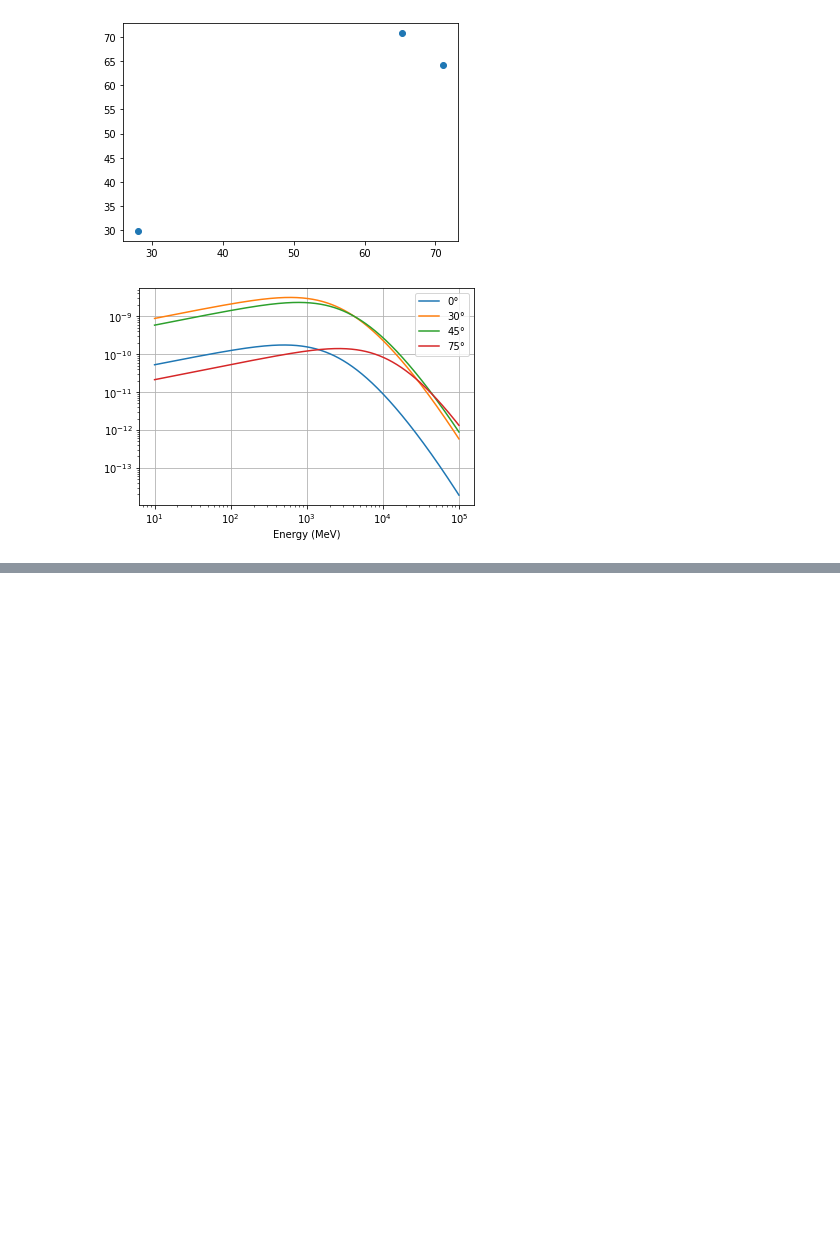
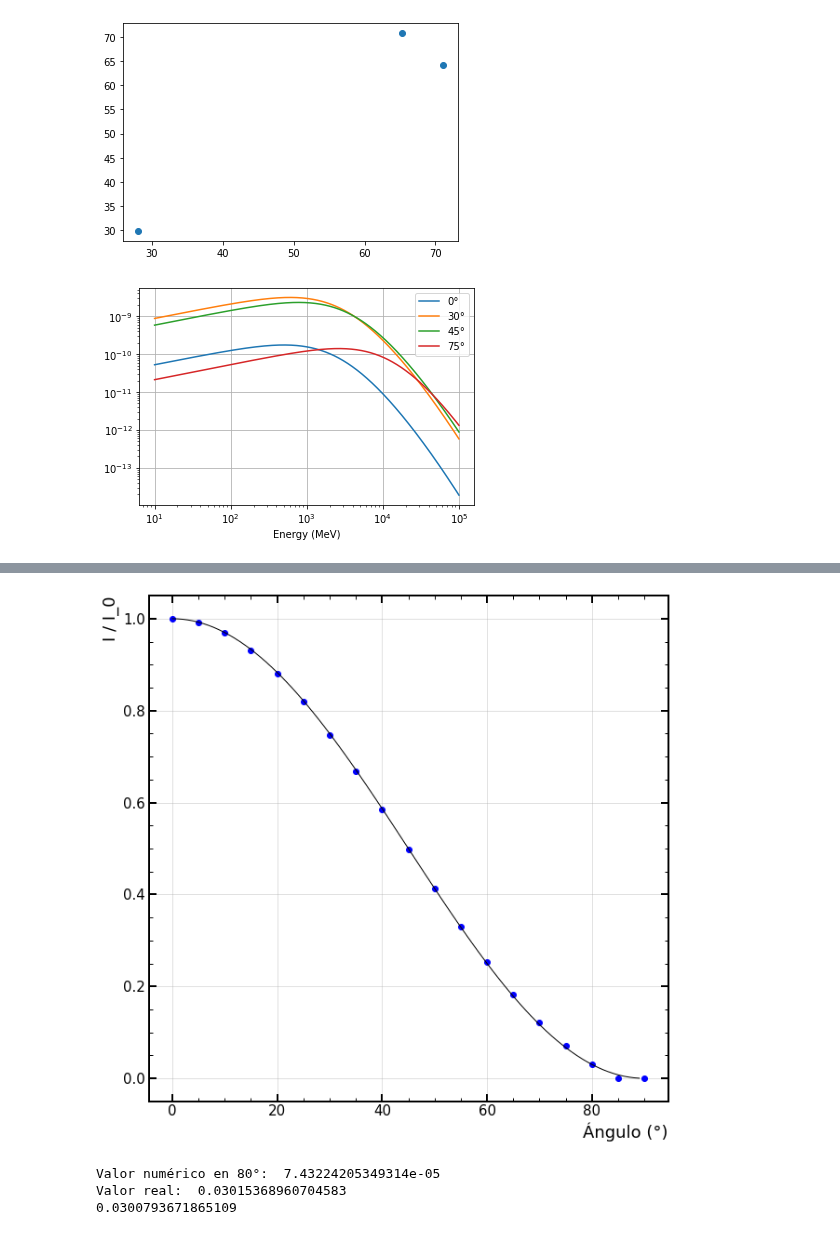
Before and after one commit to mausanram/CodigosICN, a Jupyter notebook: Simulacion_ab_initio/Sim_ab_initio.ipynb, the cells around one changed output, grey strips where cells are left out. Drawn from its saved outputs; the diff is of its cells as text; code cells hidden in the pictures; blank space fills up the shorter version.

```diff
--- a/Simulacion_ab_initio/Sim_ab_initio.ipynb
+++ b/Simulacion_ab_initio/Sim_ab_initio.ipynb
@@ -152,3 +182,33 @@ del Energy
 del E
 # %% [output]
 [figure]
+# %%
+Energy = Energy_list(10**(-1), 10**(5), 1000)
+# Thet = [0.00174533, 0.785398, 1.309]
+Ang = [0.01, 5, 10, 15, 20, 25, 30, 35, 40, 45, 50, 55, 60, 65, 70, 75, 85, 90]
+Ang_array = np.arange(0, 90, 1)
+Thet = []
+Thet_array = []
+list_results = []
+
+for ang in Ang:
+    rad = np.radians(ang)
+    Thet.append(rad)
+
+for ang in Ang_array:
+    rad = np.radians(ang)
+    Thet_array.append(rad)
+
+display('Ángulos en radianes: ', Thet)
+# Thet = 0.5
+
+for angle in Thet:
+    result = integrate.quad(dis_energy, a = 0, b = np.inf, args = angle)
+    list_results.append(result[0]/ (3.52877403746463 *  10**(-5) ))
+    del result
+
+print(list_results[0])
+
+res = integrate.quad(dis_energy, a = 0, b = np.inf, args = np.radians(80))
+Res = res[0] / (3.52877403746463 *  10**(-5) )
+Real = np.cos(np.radians(80))**2
@@ -154,0 +236,21 @@ del E
+# %%
+fig, axs = plt.subplots(figsize = [10, 10])
+axs.plot(Ang, list_results, 'ob' )
+axs.plot(80, Real - Res, 'ob')
+axs.plot(Ang_array, np.cos(Thet_array)**2, 'k')
+axs.set_xlabel('Ángulo (°)', size = 18)
+axs.set_ylabel('I / I_0', size = 18)
+axs.grid()
+# %% [output]
+[figure, added]
+# %%
+res = integrate.quad(dis_energy, a = 0, b = np.inf, args = np.radians(80))
+Res = res[0] / (3.52877403746463 *  10**(-5) )
+Real = np.cos(np.radians(80))**2
+print('Valor numérico en 80°: ', Res)
+print('Valor real: ', Real)
+print(Real - Res)
+# %% [output]
+Valor numérico en 80°:  7.43224205349314e-05
+Valor real:  0.03015368960704583
+0.0300793671865109
```
Also changed, not shown: parts of 3 cells of this notebook, 4 other files.
